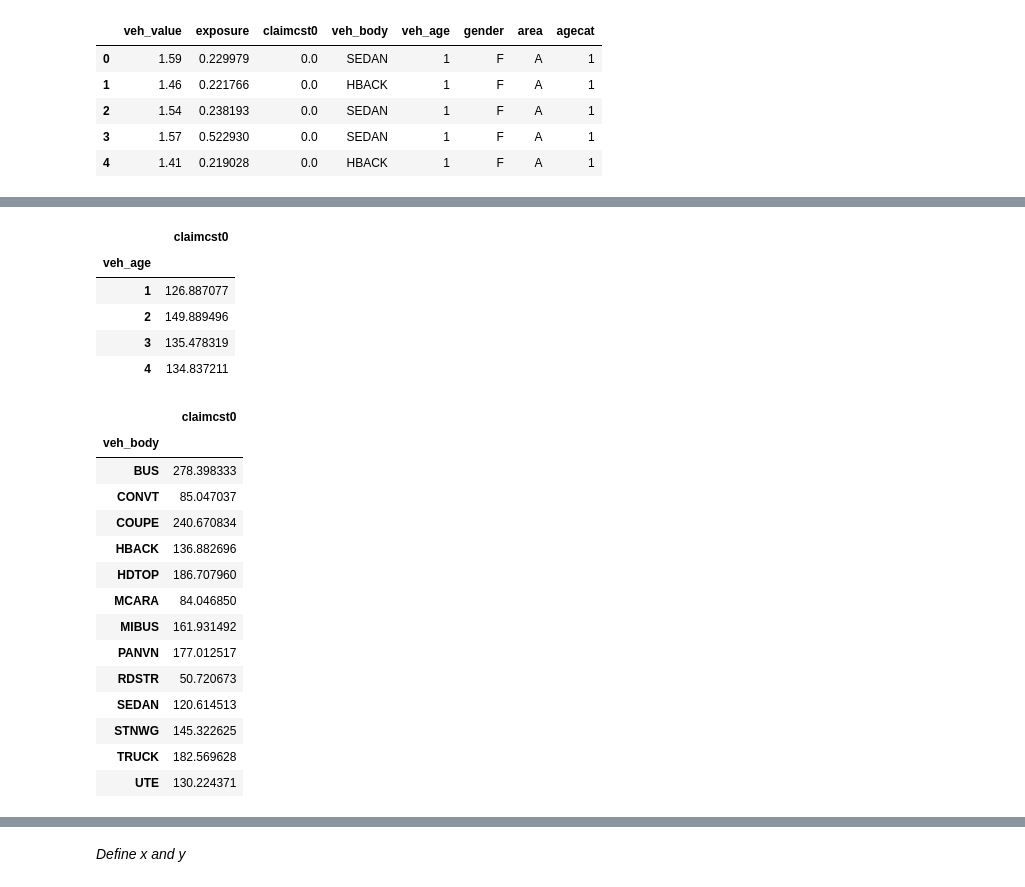
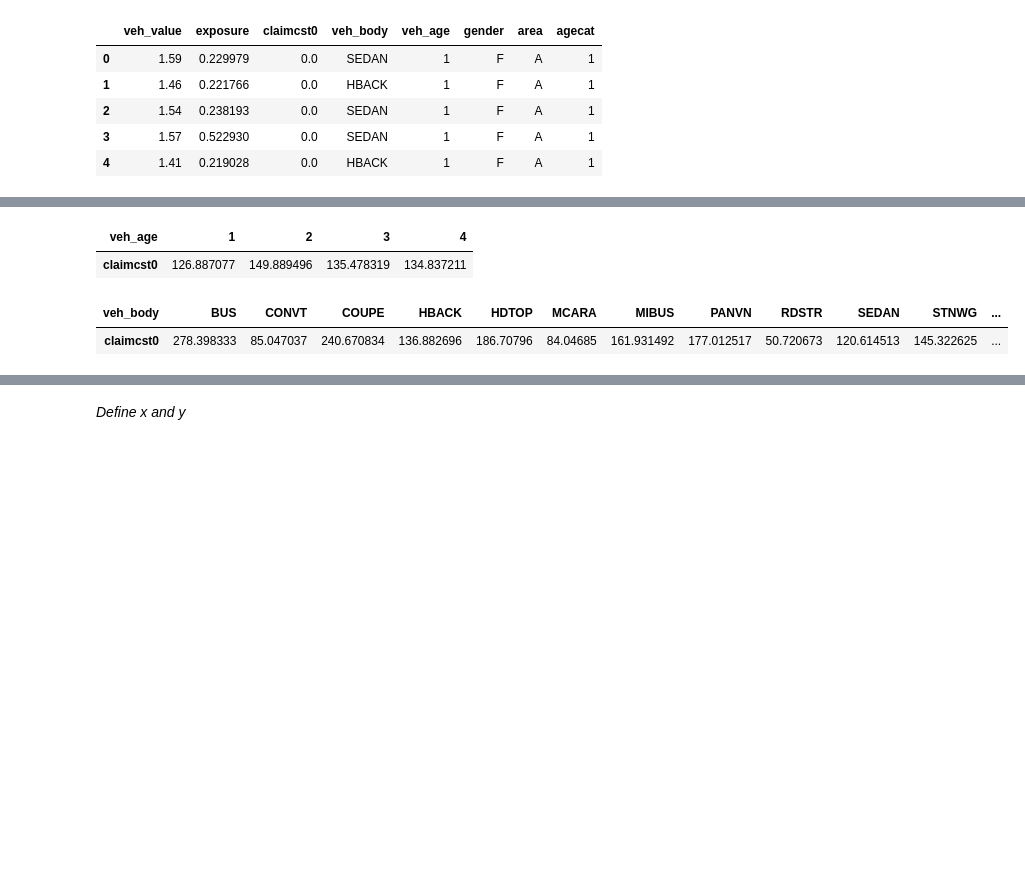
Before and after one commit to omars1234/Insurance_Analysis, a Jupyter notebook: Notebooks/Data_Regression/catboost_info/Claims_Regression.ipynb, the cells around one changed output, grey strips where cells are left out. Cells and saved outputs as stored; diff of their text form; code cells hidden in the pictures; blank space fills up the shorter version.

```diff
--- a/Notebooks/Data_Regression/catboost_info/Claims_Regression.ipynb
+++ b/Notebooks/Data_Regression/catboost_info/Claims_Regression.ipynb
@@ -66,28 +92,11 @@ df.groupby("agecat")["claimcst0"].mean().to_frame()
 # %%
-df.groupby("veh_age")["claimcst0"].mean().to_frame()
+df.groupby("veh_age")["claimcst0"].mean().to_frame().T
 # %% [output]
-|  | claimcst0 |
-| veh_age |  |
-| 1 | 126.887077 |
-| 2 | 149.889496 |
-| 3 | 135.478319 |
-| 4 | 134.837211 |
+| veh_age | 1 | 2 | 3 | 4 |
+| claimcst0 | 126.887077 | 149.889496 | 135.478319 | 134.837211 |
 # %%
-df.groupby("veh_body")["claimcst0"].mean().to_frame()
+df.groupby("veh_body")["claimcst0"].mean().to_frame().T
 # %% [output]
-|  | claimcst0 |
-| veh_body |  |
-| BUS | 278.398333 |
-| CONVT | 85.047037 |
-| COUPE | 240.670834 |
-| HBACK | 136.882696 |
-| HDTOP | 186.707960 |
-| MCARA | 84.046850 |
-| MIBUS | 161.931492 |
-| PANVN | 177.012517 |
-| RDSTR | 50.720673 |
-| SEDAN | 120.614513 |
-| STNWG | 145.322625 |
-| TRUCK | 182.569628 |
-| UTE | 130.224371 |
+| veh_body | BUS | CONVT | COUPE | HBACK | HDTOP | MCARA | MIBUS | PANVN | RDSTR | SEDAN | STNWG | ... |
+| claimcst0 | 278.398333 | 85.047037 | 240.670834 | 136.882696 | 186.70796 | 84.04685 | 161.931492 | 177.012517 | 50.720673 | 120.614513 | 145.322625 | ... |
 # %%
```
Also changed, not shown: parts of 18 cells of this notebook, 12 other files.
